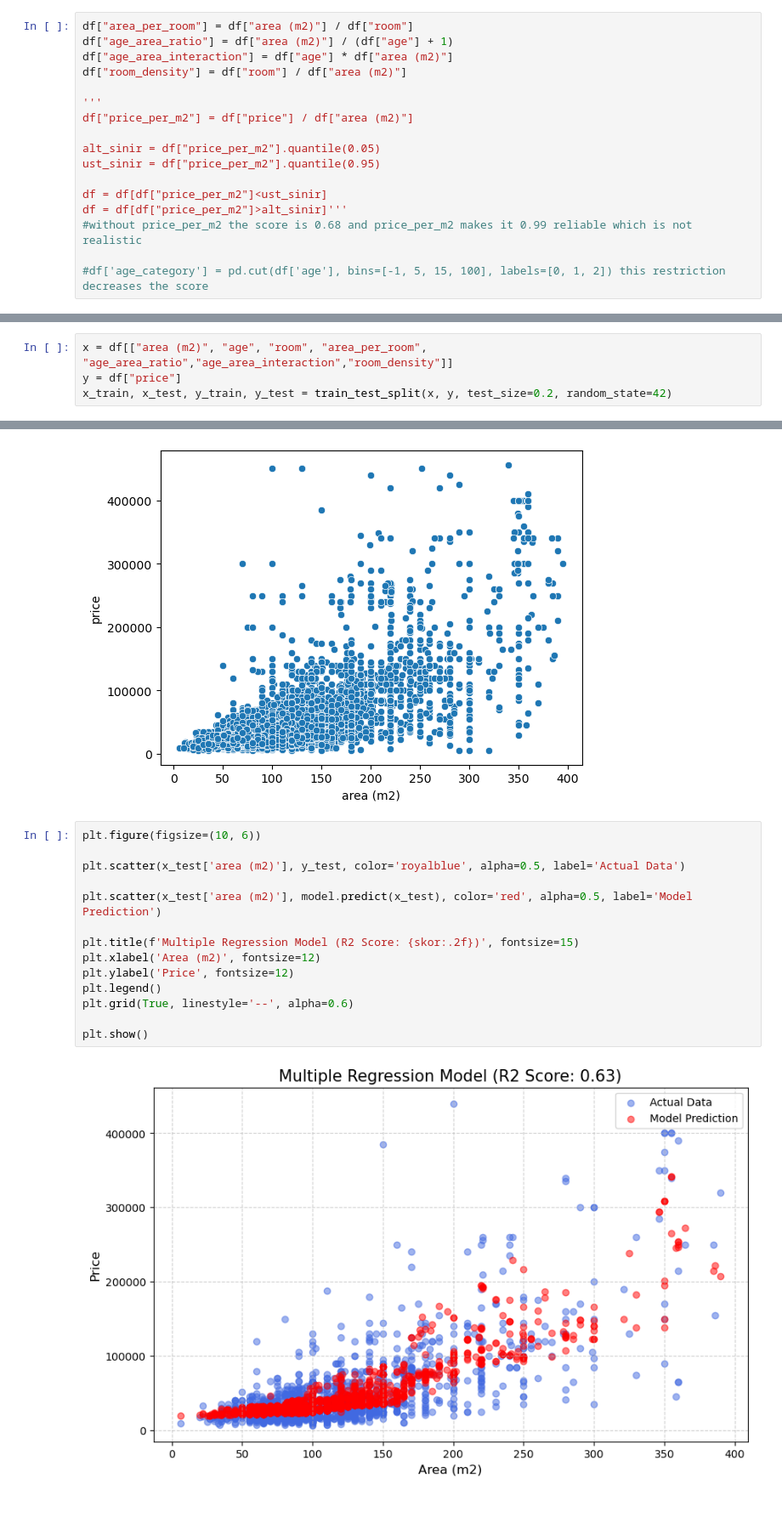
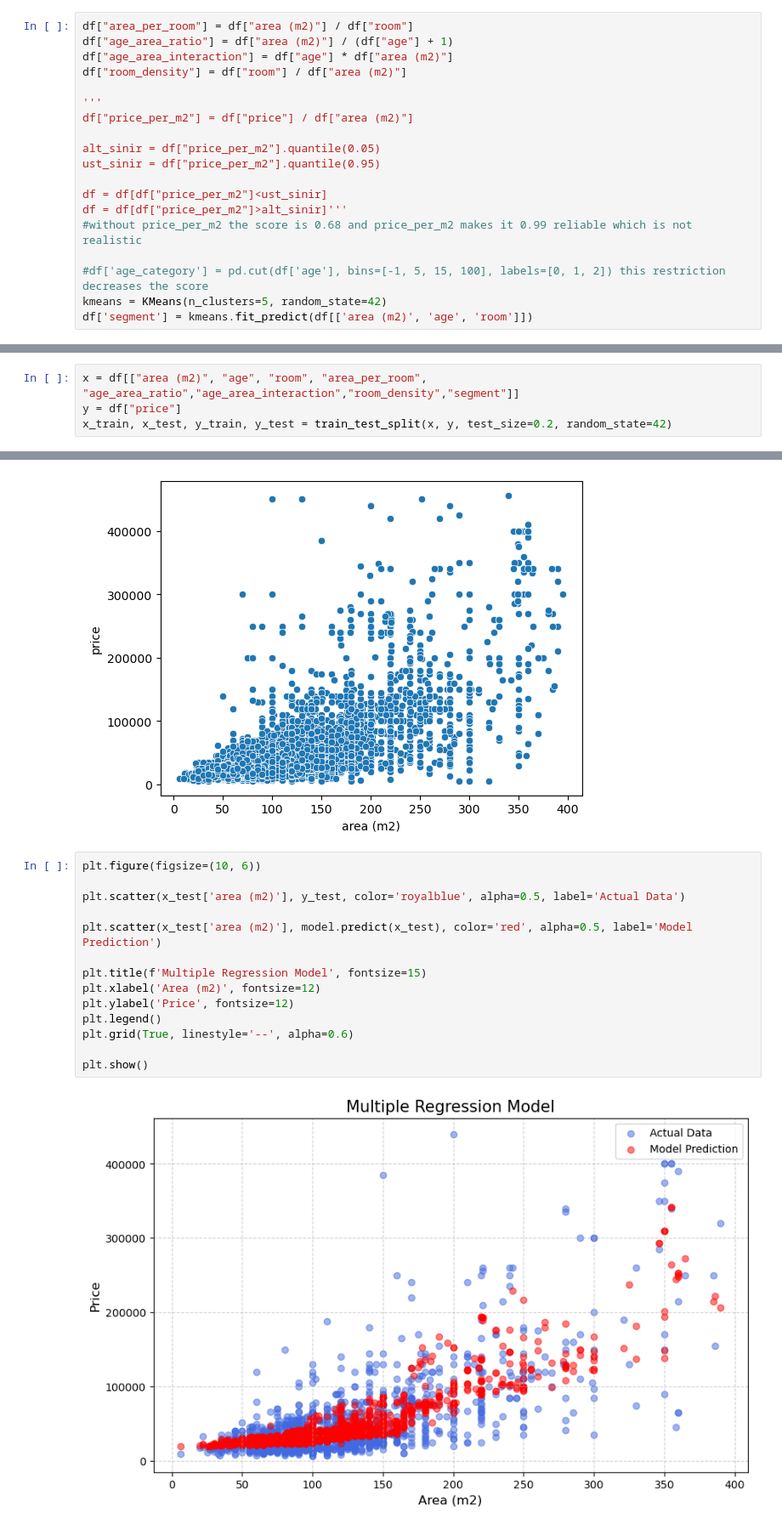
Before and after one commit to Toxikun/LearningML, a Jupyter notebook: second_model.ipynb, the cells around one changed output, grey strips where cells are left out. Shown at 85% size. Drawn from its saved outputs; the diff is of its cells as text.

Commit message:
second_model finalized and deployed by app.py

```diff
--- a/second_model.ipynb
+++ b/second_model.ipynb
@@ -28,3 +29,5 @@ df = df[df["price_per_m2"]>alt_sinir]'''
 #without price_per_m2 the score is 0.68 and price_per_m2 makes it 0.99 reliable which is not realistic
 
 #df['age_category'] = pd.cut(df['age'], bins=[-1, 5, 15, 100], labels=[0, 1, 2]) this restriction decreases the score
+kmeans = KMeans(n_clusters=5, random_state=42)
+df['segment'] = kmeans.fit_predict(df[['area (m2)', 'age', 'room']])
@@ -33,5 +34,5 @@ df = df[df["price_per_m2"]>alt_sinir]'''
 # %%
-x = df[["area (m2)", "age", "room", "area_per_room", "age_area_ratio","age_area_interaction","room_density"]]
+x = df[["area (m2)", "age", "room", "area_per_room", "age_area_ratio","age_area_interaction","room_density","segment"]]
 y = df["price"]
 x_train, x_test, y_train, y_test = train_test_split(x, y, test_size=0.2, random_state=42)
 # %%
@@ -64,19 +65,19 @@ sns.scatterplot(data=df,x="area (m2)",y="price")
 # %%
 plt.figure(figsize=(10, 6))
 
 plt.scatter(x_test['area (m2)'], y_test, color='royalblue', alpha=0.5, label='Actual Data')
 
 plt.scatter(x_test['area (m2)'], model.predict(x_test), color='red', alpha=0.5, label='Model Prediction')
 
-plt.title(f'Multiple Regression Model (R2 Score: {skor:.2f})', fontsize=15)
+plt.title(f'Multiple Regression Model', fontsize=15)
 plt.xlabel('Area (m2)', fontsize=12)
 plt.ylabel('Price', fontsize=12)
 plt.legend()
 plt.grid(True, linestyle='--', alpha=0.6)
 
 plt.show()
 # %% [output]
-[figure, old version]
+[figure, new version]
 # %%
 skor = model.score(x_test, y_test)
 print(f"v2.0 XGBoost Success Rate: {skor:.4f}")
```
Also changed, not shown: parts of 4 cells of this notebook, 3 other files.
